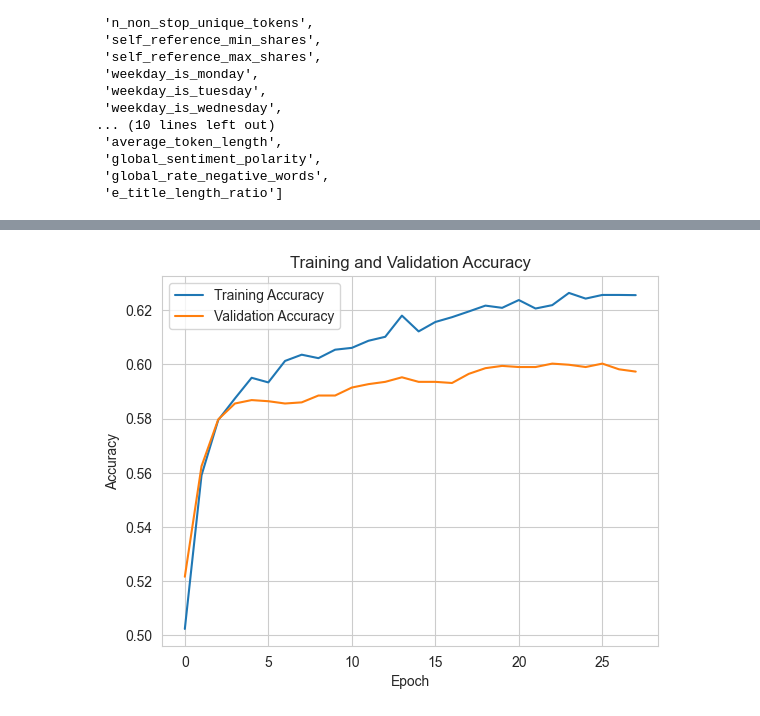
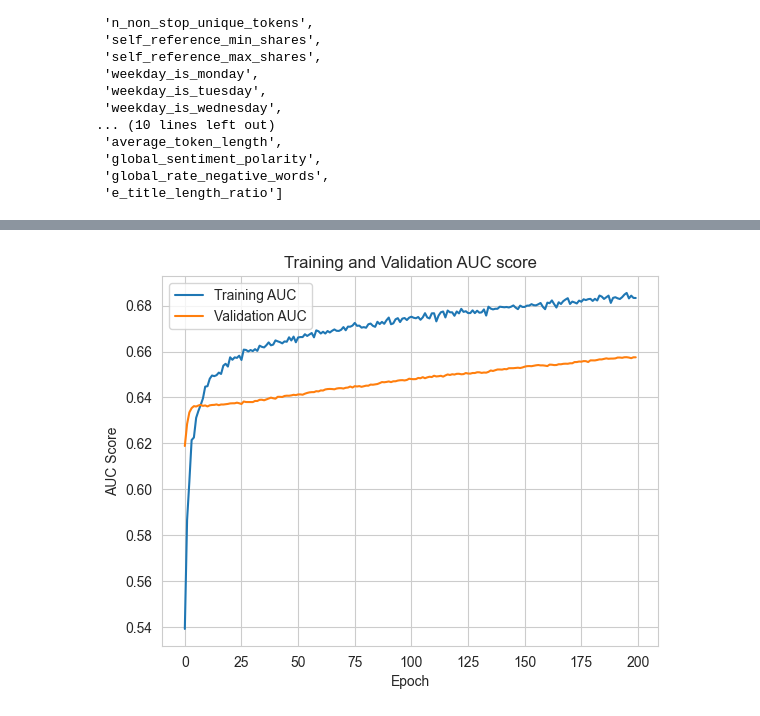
Before and after one commit to viethngn/Data_Science_2_ECBS5233, a Jupyter notebook: take_home_challenge/take_home_challenge_viethngn.ipynb, the cells around one changed output, grey strips where cells are left out. Drawn from its saved outputs; the diff is of its cells as text; code cells hidden in the pictures.

```diff
--- a/take_home_challenge/take_home_challenge_viethngn.ipynb
+++ b/take_home_challenge/take_home_challenge_viethngn.ipynb
@@ -817,9 +654,12 @@ Simple NN
 outcome = news_df["is_popular"]
 # features = news_df[high_performance_predictors]
 features = news_df.drop(columns=exclude_cols)
-prng = np.random.RandomState(20240408)
-X_train, X_test, y_train, y_test = train_test_split(features, outcome, test_size=0.2, random_state=prng)
+# features = news_df.drop(columns=['timedelta', 'is_popular', 'article_id'])
+prng = np.random.RandomState(42)
+X_train, X_test, y_train, y_test = train_test_split(features, outcome, test_size=0.1, random_state=prng)
+# X_val, y_val = X_test, y_test
 X_train, X_val, y_train, y_val = train_test_split(X_train, y_train, test_size=0.1, random_state=prng)
 
+
 print(X_train.shape, X_val.shape, X_test.shape)
 # %% [output]
@@ -828,8 +668,8 @@ print(X_train.shape, X_val.shape, X_test.shape)
 from sklearn.preprocessing import MinMaxScaler
 
 # normalize data
-# scaler = MinMaxScaler(feature_range=(-1, 1))
-scaler = StandardScaler()
+scaler = MinMaxScaler(feature_range=(-1, 1))
+# scaler = StandardScaler()
 # scaler.fit(features)
 columns_not_to_scale = [col for col in X_train.columns if col not in binary_cols]
 scaler.fit(X_train[columns_not_to_scale])
@@ -839,11 +679,13 @@ X_val[columns_not_to_scale] = scaler.transform(X_val[columns_not_to_scale])
 X_test[columns_not_to_scale] = scaler.transform(X_test[columns_not_to_scale])
 # %%
 def plot_history(fit_history):
-    plt.plot(fit_history['accuracy'], label='Training Accuracy')
-    plt.plot(fit_history['val_accuracy'], label='Validation Accuracy')
+    train_auc_col = [col for col in fit_history.keys() if col.startswith('auc')][0]
+    val_auc_col = [col for col in fit_history.keys() if col.startswith('val_auc')][0]
+    plt.plot(fit_history[train_auc_col], label='Training AUC')
+    plt.plot(fit_history[val_auc_col], label='Validation AUC')
     plt.xlabel('Epoch')
-    plt.ylabel('Accuracy')
-    plt.title('Training and Validation Accuracy')
+    plt.ylabel('AUC Score')
+    plt.title('Training and Validation AUC score')
     plt.legend()
     plt.show()
 # %%
@@ -1129,7 +910,7 @@ SMOTE
 from imblearn.over_sampling import SMOTE, RandomOverSampler
 
 smt = RandomOverSampler(sampling_strategy=0.5, random_state=prng)
-X_smote, y_smote = smt.fit_resample(X_train, y_sets[0])
+X_smote, y_smote = smt.fit_resample(X_train, y_train_sigmoid)
 # y_smote = to_categorical(y_smote, num_classes=num_classes)
 # %%
 def custom_loss_smote(y_true, y_pred):
@@ -1151,9 +932,19 @@ def custom_loss_smote(y_true, y_pred):
 from sklearn.utils import compute_class_weight
 
 # Build the simple fully connected single hidden layer network model
+# smote_model = Sequential([
+#     Input(shape=X_train.shape[1:]),
+#     # Dense(22, activation='relu', kernel_regularizer=l1(0.5), kernel_initializer='glorot_normal'),
+#     # Dropout(0.4),
+#     Dense(22, activation='relu', kernel_regularizer=l1(0.5)),
+#     Dropout(0.7),
+#     # Dense(1, activation='sigmoid', kernel_regularizer=l1(0.5), kernel_initializer='glorot_normal')
+#     Dense(1, activation='sigmoid', kernel_regularizer=l1(0.5), kernel_initializer='glorot_normal')
+# ])
 smote_model = Sequential([
     Input(shape=X_train.shape[1:]),
-    Dense(256, activation='relu', kernel_regularizer=l1(0.5), kernel_initializer='glorot_normal'),
+    # Normalization(axis=-1),
+    Dense(256, activation='relu', kernel_regularizer=l1(0.5)),
     Dropout(0.4),
     Dense(1, activation='sigmoid', kernel_regularizer=l1(0.5), kernel_initializer='glorot_normal')
 ])
@@ -1163,11 +954,9 @@ opt = Adam(learning_rate=0.00001)
 smote_model.compile(loss=custom_loss_smote, optimizer=opt, metrics=[AUC(), 'accuracy', F1Score()])
 
 # Fit the model
-keras.utils.set_random_seed(20240408)  # for reproducibility
-smote_history = smote_model.fit(X_smote, y_smote, validation_data=(X_val, y_ori_sets[1]), epochs=200, batch_size=3, callbacks=[EarlyStopping(monitor='val_accuracy', patience=5, verbose=1)], verbose=True)
-
-# Evaluation of the model on the validation set
-scores = smote_model.evaluate(X_val, y_ori_sets[1])
+keras.utils.set_random_seed(42)  # for reproducibility
+# smote_history = smote_model.fit(X_smote, y_smote, validation_data=(X_val, y_val_sigmoid), epochs=500, batch_size=256, callbacks=[EarlyStopping(monitor='val_auc', mode='max', patience=3, verbose=1, min_delta=0.01)], verbose=True)
+smote_history = smote_model.fit(X_smote, y_smote, validation_data=(X_val, y_val_sigmoid), epochs=200, batch_size=32, callbacks=[EarlyStopping(monitor='val_auc', mode='max', patience=3, verbose=1, min_delta=0.01)], verbose=True)
 
 plot_history(smote_history.history)
 # %% [output]
@@ -1191,4 +980,4 @@ Epoch 28: early stopping
-[figure, old version]
+[figure, new version]
 # %%
 update_summary(summary_df,
                'SMOTE NN',
```
Also changed, not shown: parts of 96 cells of this notebook, 1 other file.
